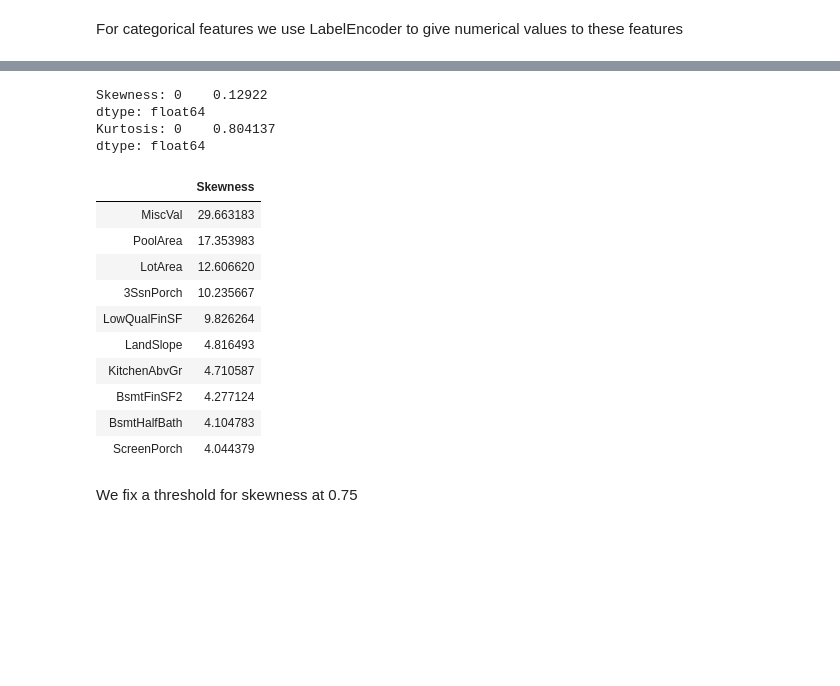
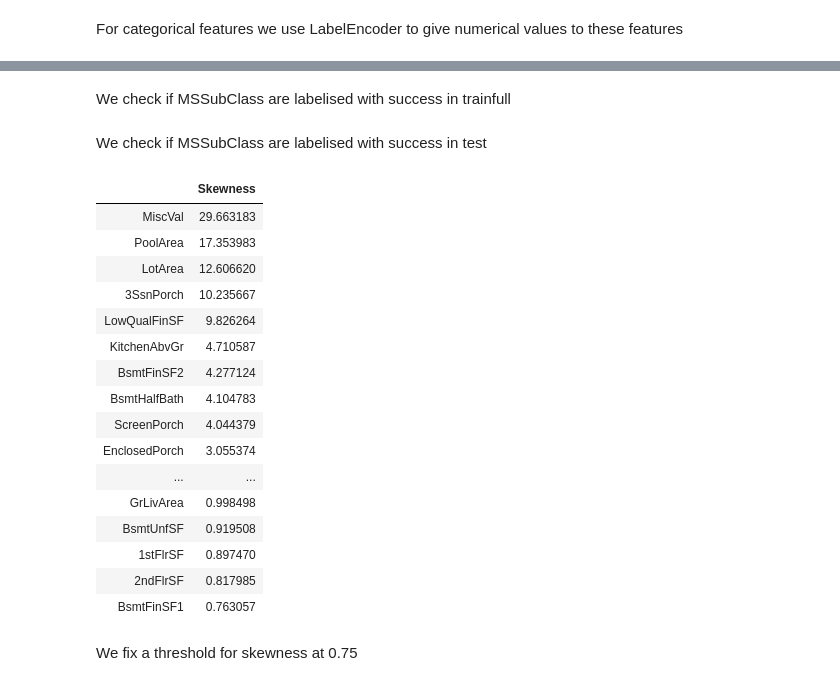
Before and after one commit to Simplon-IA-Bdx-1/house-prices-mehdi-bastien, a Jupyter notebook: HousePrices.ipynb, the cells around one changed output, grey strips where cells are left out. Saved outputs shown, nothing was run; the diff lists cells and outputs as text; code cells hidden in the pictures; blank space fills up the shorter version.

```diff
--- a/HousePrices.ipynb
+++ b/HousePrices.ipynb
@@ -278,5 +288,5 @@ We also see two outliers where the GrLivArea is very large but the price is low.
 Let's try to remove those two values.
 # %%
 # Remove outliers (two points where GrLivArea > 4000 and SalePrice < 200 000)
-train = train.drop(train[(train['GrLivArea'] > 4000) & (train['SalePrice'] < 200000)].index).reset_index(drop=True)
+trainfull = trainfull.drop(trainfull[(trainfull['GrLivArea'] > 4000) & (trainfull['SalePrice'] < 200000)].index).reset_index(drop=True)
 # %%
@@ -302,5 +312,5 @@ We can observe the more cars you can park in your garage, the more the Sale Pric
 After more than 3 places available in the garage, the Sale Price decrease which is not logical. So we will remove the outlier values were garageCars > 3 and SalePrice < 300 000
 # %%
 # Remove outliers (where GarageCars > 3 and SalePrice < 300 000)
-train = train.drop(train[(train['GarageCars'] > 3) & (train['SalePrice'] < 300000)].index).reset_index(drop=True)
+trainfull = trainfull.drop(trainfull[(trainfull['GarageCars'] > 3) & (trainfull['SalePrice'] < 300000)].index).reset_index(drop=True)
 # %%
@@ -319,5 +329,5 @@ sns.jointplot(x=train['GarageArea'], y = train['SalePrice'], kind='reg').annotat
 Two outliers (GarageArea > 1200 and SalePrice < 300000)
 Let's remove this
 # %%
-train = train.drop(train[(train['GarageArea'] > 1200) & (train['SalePrice'] < 300000)].index).reset_index(drop=True)
+trainfull = trainfull.drop(trainfull[(trainfull['GarageArea'] > 1200) & (trainfull['SalePrice'] < 300000)].index).reset_index(drop=True)
 # %%
@@ -365,6 +375,6 @@ We can observe houses with more than 11 rooms are less expensive.
 It could be a price reduction offered by the real estate agent or an outlier.
 We will consider this as an outlier and remove those values.
 # %%
-train = train.drop(train[(train['TotRmsAbvGrd'] > 11) & (train['SalePrice'] < 300000)].index).reset_index(drop=True)
+trainfull = trainfull.drop(trainfull[(trainfull['TotRmsAbvGrd'] > 11) & (trainfull['SalePrice'] < 300000)].index).reset_index(drop=True)
 # %%
 f, ax = plt.subplots(figsize=(8, 6))
@@ -624,11 +600,2 @@ Text(0.5, 1.0, 'SalePrice distribution')
-# %%
-skew_log_y_train = pd.DataFrame(y_train).skew()
-kurt_log_y_train = pd.DataFrame(y_train).kurt()
-
-print(f"Skewness: {skew_log_y_train}")
-print(f"Kurtosis: {kurt_log_y_train}")
-# %% [output]
-Skewness: 0    0.12922
-dtype: float64
-Kurtosis: 0    0.804137
-dtype: float64
+# %% [markdown]
+We check if MSSubClass are labelised with success in trainfull
@@ -634,0 +604,2 @@ dtype: float64
+# %% [markdown]
+We check if MSSubClass are labelised with success in test
@@ -635,22 +608,28 @@ dtype: float64
 # %%
-num_features = X_train.dtypes[X_train.dtypes != "object"].index
+num_features = trainfull.dtypes[trainfull.dtypes != "object"].index
 
 # Check the skew of all numerical features
-skewed_features = X_train[num_features].apply(lambda x: skew(x.dropna())).sort_values(ascending=False)
+skewed_features = trainfull[num_features].apply(lambda x: skew(x.dropna())).sort_values(ascending=False)
 skewness = pd.DataFrame({'Skewness' :skewed_features})
-skewness.head(10)
+skewness.head(20)
 # %% [output]
 |  | Skewness |
 | MiscVal | 29.663183 |
 | PoolArea | 17.353983 |
 | LotArea | 12.606620 |
 | 3SsnPorch | 10.235667 |
 | LowQualFinSF | 9.826264 |
-| LandSlope | 4.816493 |
 | KitchenAbvGr | 4.710587 |
 | BsmtFinSF2 | 4.277124 |
 | BsmtHalfBath | 4.104783 |
 | ScreenPorch | 4.044379 |
+| EnclosedPorch | 3.055374 |
+| ... | ... |
+| GrLivArea | 0.998498 |
+| BsmtUnfSF | 0.919508 |
+| 1stFlrSF | 0.897470 |
+| 2ndFlrSF | 0.817985 |
+| BsmtFinSF1 | 0.763057 |
 # %% [markdown]
 We fix a threshold for skewness at 0.75
 # %%
```
Also changed, not shown: parts of 109 cells of this notebook.
